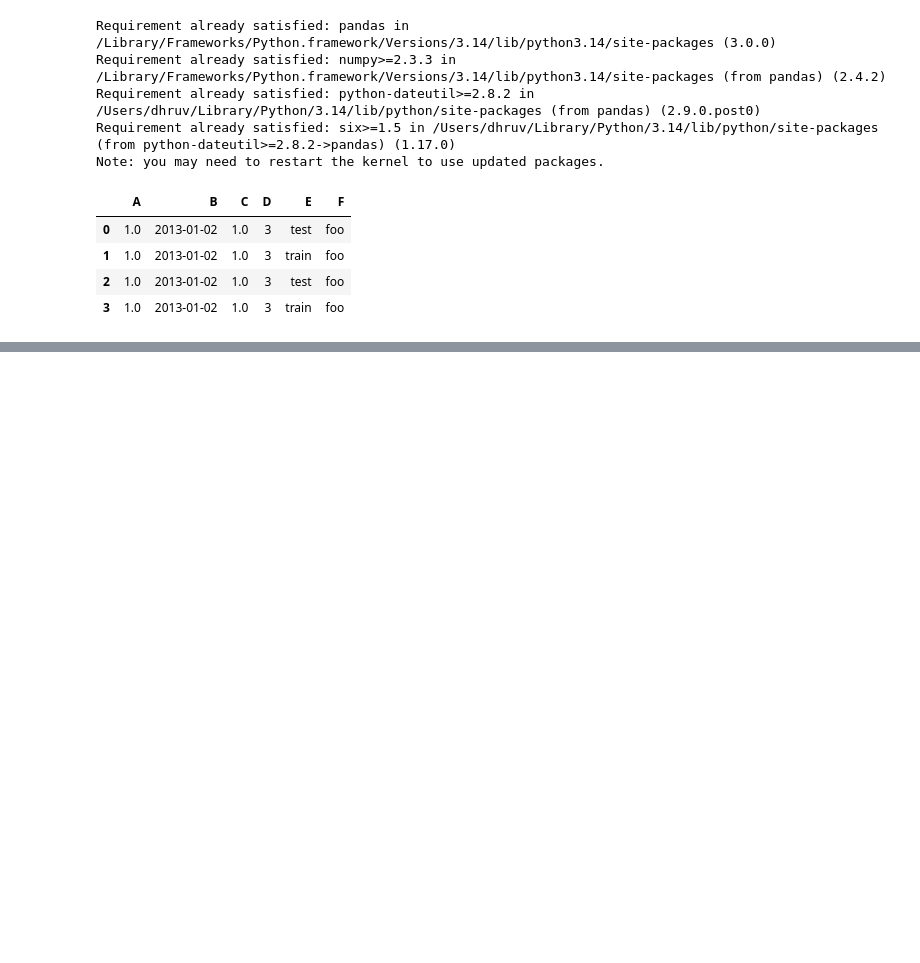
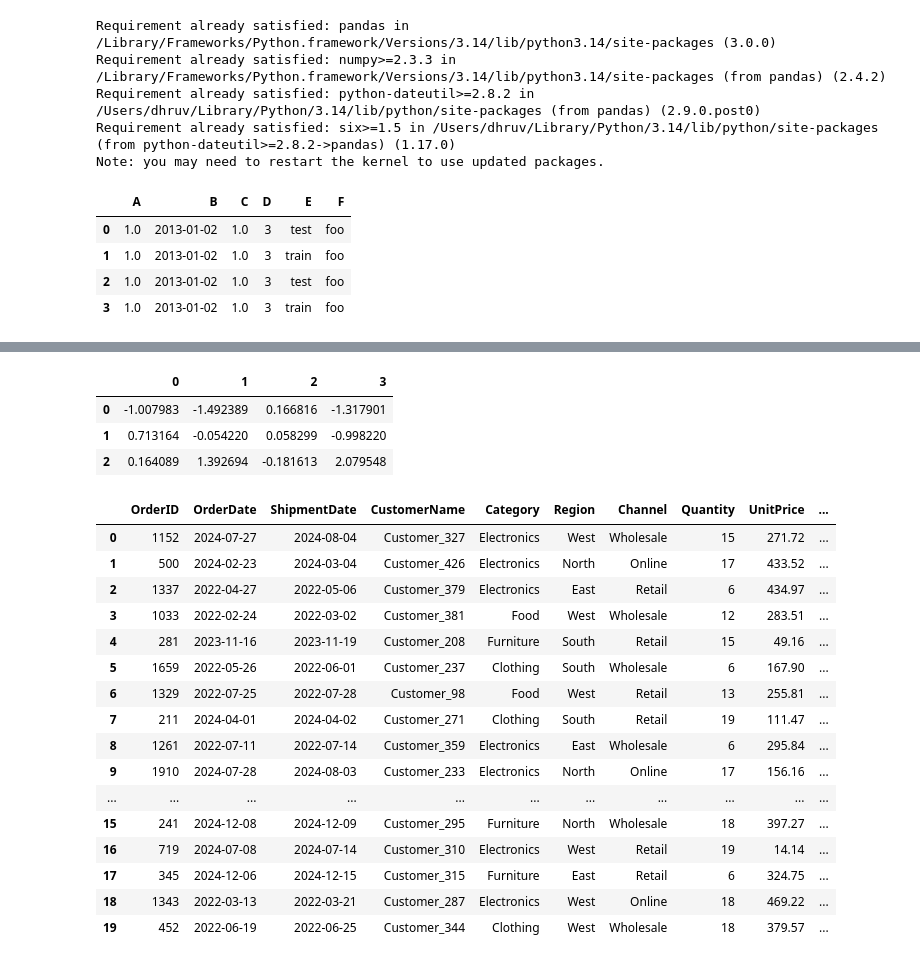
Before and after one commit to datasciencekibaatein/Batch-84, a Jupyter notebook: pandas-lectures/1-intro.ipynb, the cells around one changed output, grey strips where cells are left out. Drawn from its saved outputs; the diff is of its cells as text; code cells hidden in the pictures; blank space fills up the shorter version.

```diff
--- a/pandas-lectures/1-intro.ipynb
+++ b/pandas-lectures/1-intro.ipynb
@@ -30,0 +82,30 @@ df2
+# %%
+df = pd.DataFrame(np.random.randn(3,4))
+df
+# %% [output]
+|  | 0 | 1 | 2 | 3 |
+| 0 | -1.007983 | -1.492389 | 0.166816 | -1.317901 |
+| 1 | 0.713164 | -0.054220 | 0.058299 | -0.998220 |
+| 2 | 0.164089 | 1.392694 | -0.181613 | 2.079548 |
+# %%
+data = pd.read_csv('dataset.csv')
+# %%
+data.head(20)
+# %% [output]
+|  | OrderID | OrderDate | ShipmentDate | CustomerName | Category | Region | Channel | Quantity | UnitPrice | ... |
+| 0 | 1152 | 2024-07-27 | 2024-08-04 | Customer_327 | Electronics | West | Wholesale | 15 | 271.72 | ... |
+| 1 | 500 | 2024-02-23 | 2024-03-04 | Customer_426 | Electronics | North | Online | 17 | 433.52 | ... |
+| 2 | 1337 | 2022-04-27 | 2022-05-06 | Customer_379 | Electronics | East | Retail | 6 | 434.97 | ... |
+| 3 | 1033 | 2022-02-24 | 2022-03-02 | Customer_381 | Food | West | Wholesale | 12 | 283.51 | ... |
+| 4 | 281 | 2023-11-16 | 2023-11-19 | Customer_208 | Furniture | South | Retail | 15 | 49.16 | ... |
+| 5 | 1659 | 2022-05-26 | 2022-06-01 | Customer_237 | Clothing | South | Wholesale | 6 | 167.90 | ... |
+| 6 | 1329 | 2022-07-25 | 2022-07-28 | Customer_98 | Food | West | Retail | 13 | 255.81 | ... |
+| 7 | 211 | 2024-04-01 | 2024-04-02 | Customer_271 | Clothing | South | Retail | 19 | 111.47 | ... |
+| 8 | 1261 | 2022-07-11 | 2022-07-14 | Customer_359 | Electronics | East | Wholesale | 6 | 295.84 | ... |
+| 9 | 1910 | 2024-07-28 | 2024-08-03 | Customer_233 | Electronics | North | Online | 17 | 156.16 | ... |
+| ... | ... | ... | ... | ... | ... | ... | ... | ... | ... | ... |
+| 15 | 241 | 2024-12-08 | 2024-12-09 | Customer_295 | Furniture | North | Wholesale | 18 | 397.27 | ... |
+| 16 | 719 | 2024-07-08 | 2024-07-14 | Customer_310 | Electronics | West | Retail | 19 | 14.14 | ... |
+| 17 | 345 | 2024-12-06 | 2024-12-15 | Customer_315 | Furniture | East | Retail | 6 | 324.75 | ... |
+| 18 | 1343 | 2022-03-13 | 2022-03-21 | Customer_287 | Electronics | West | Online | 18 | 469.22 | ... |
+| 19 | 452 | 2022-06-19 | 2022-06-25 | Customer_344 | Clothing | West | Wholesale | 18 | 379.57 | ... |
```
Also changed, not shown: parts of 33 cells of this notebook, 6 other files.
